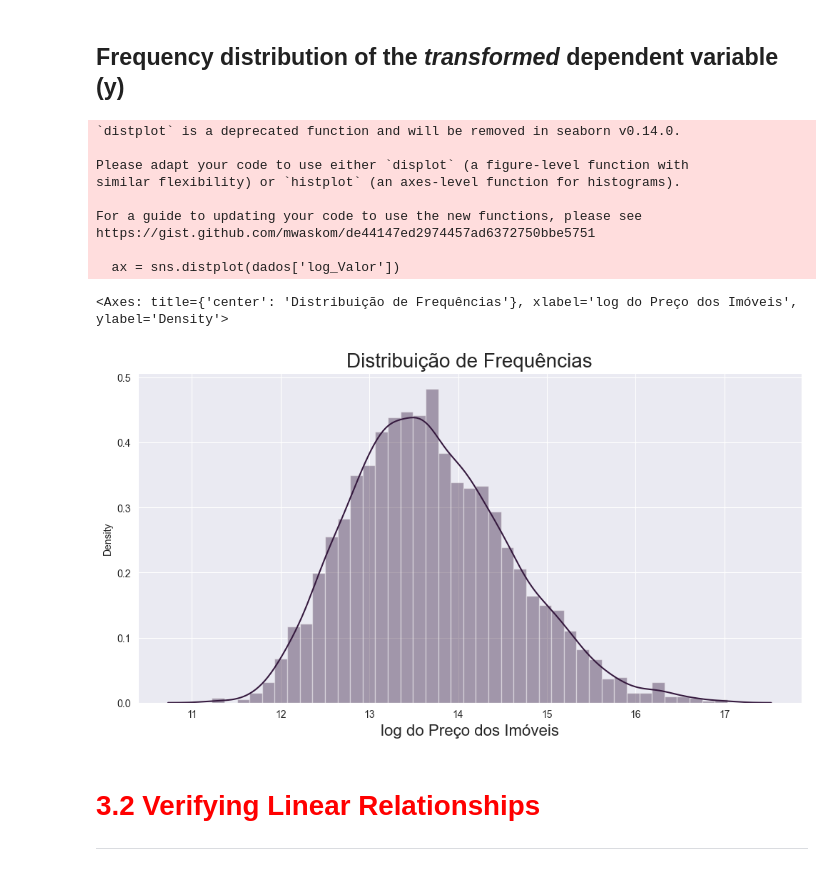
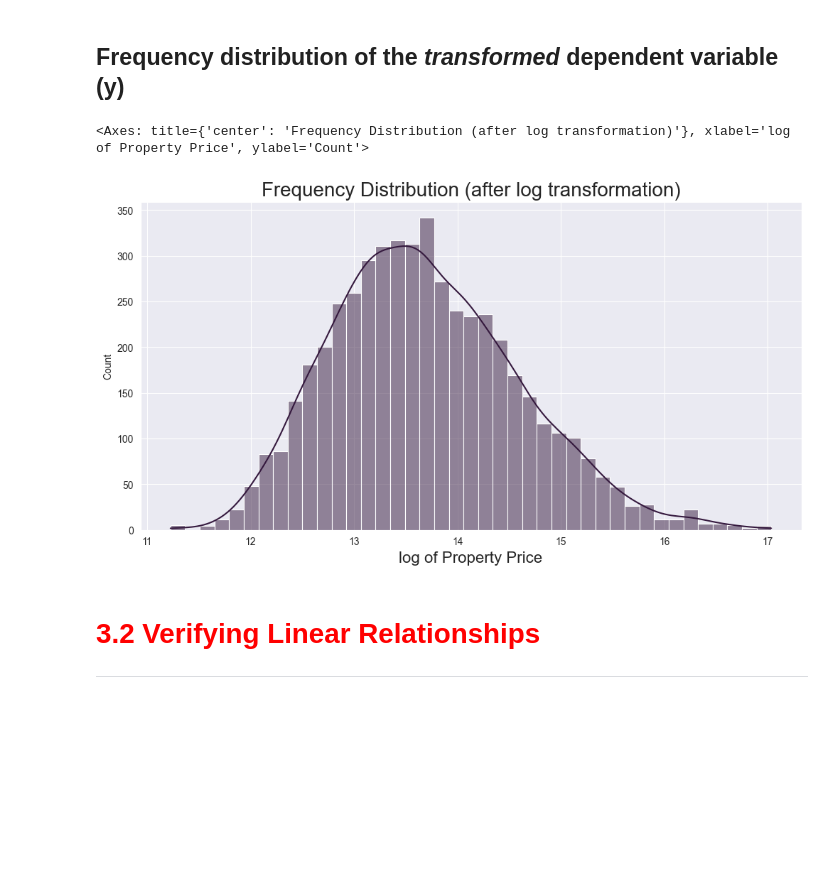
Before and after one commit to Jean-LucasLS/Price-Prediction-Real-State, a Jupyter notebook: Linear_Regression.ipynb, the cells around one changed output. Drawn from its saved outputs; the diff is of its cells as text; code cells hidden in the pictures; blank space fills up the shorter version.

```diff
--- a/Linear_Regression.ipynb
+++ b/Linear_Regression.ipynb
@@ -207,23 +195,14 @@ df.head()
 # %% [markdown]
 ## Frequency distribution of the *transformed* dependent variable (y)
 # %%
-ax = sns.distplot(df['log_Price'])
+ax = sns.histplot(df['log_Price'], kde=True)
 ax.figure.set_size_inches(12, 6)
 ax.set_title('Frequency Distribution (after log transformation)', fontsize=20)
 ax.set_xlabel('log of Property Price', fontsize=16)
 ax
 # %% [output]
-`distplot` is a deprecated function and will be removed in seaborn v0.14.0.
-
-Please adapt your code to use either `displot` (a figure-level function with
-similar flexibility) or `histplot` (an axes-level function for histograms).
-
-For a guide to updating your code to use the new functions, please see
-https://gist.github.com/mwaskom/de44147ed2974457ad6372750bbe5751
-
-  ax = sns.distplot(dados['log_Valor'])
+<Axes: title={'center': 'Frequency Distribution (after log transformation)'}, xlabel='log of Property Price', ylabel='Count'>
-<Axes: title={'center': 'Distribuição de Frequências'}, xlabel='log do Preço dos Imóveis', ylabel='Density'>
-[figure, old version]
+[figure, new version]
 # %% [markdown]
 # <font color='red' style='font-size: 30px;'>3.2 Verifying Linear Relationships</font>
 <hr style='border: 2px solid red;'>
```
Also changed, not shown: parts of 33 cells of this notebook.
